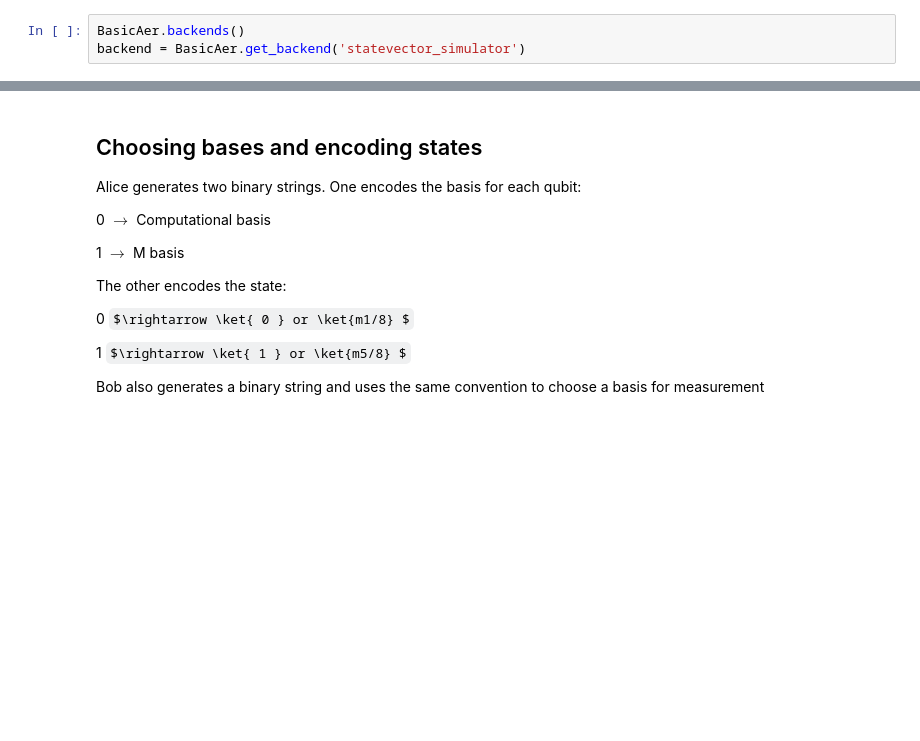
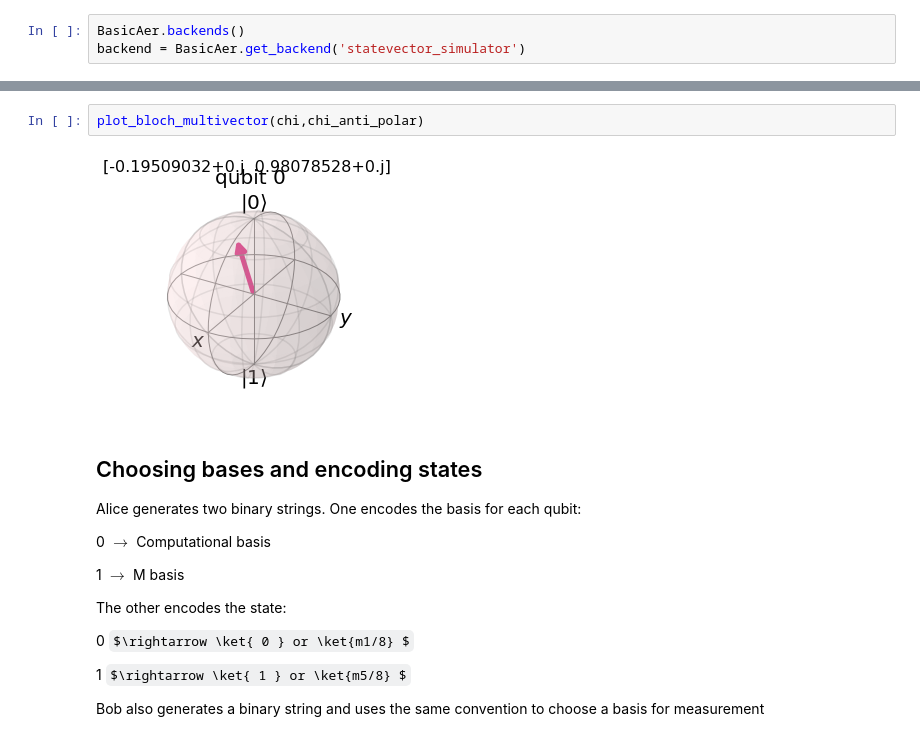
Before and after one commit to mohitiitr/bb84piby8basis, a Jupyter notebook: BB84piby8basis.ipynb, the cells around one changed output, grey strips where cells are left out. Saved outputs shown, nothing was run; the diff lists cells and outputs as text; some formulas as TeX source; blank space fills up the shorter version.

```diff
--- a/BB84piby8basis.ipynb
+++ b/BB84piby8basis.ipynb
@@ -63,3 +88,7 @@ plot_bloch_multivector(chi_anti_polar)
+# %%
+plot_bloch_multivector(chi,chi_anti_polar)
+# %% [output]
+[figure, added]
 # %% [markdown]
 
 ## Choosing bases and encoding states
```
Also changed, not shown: parts of 8 cells of this notebook.
